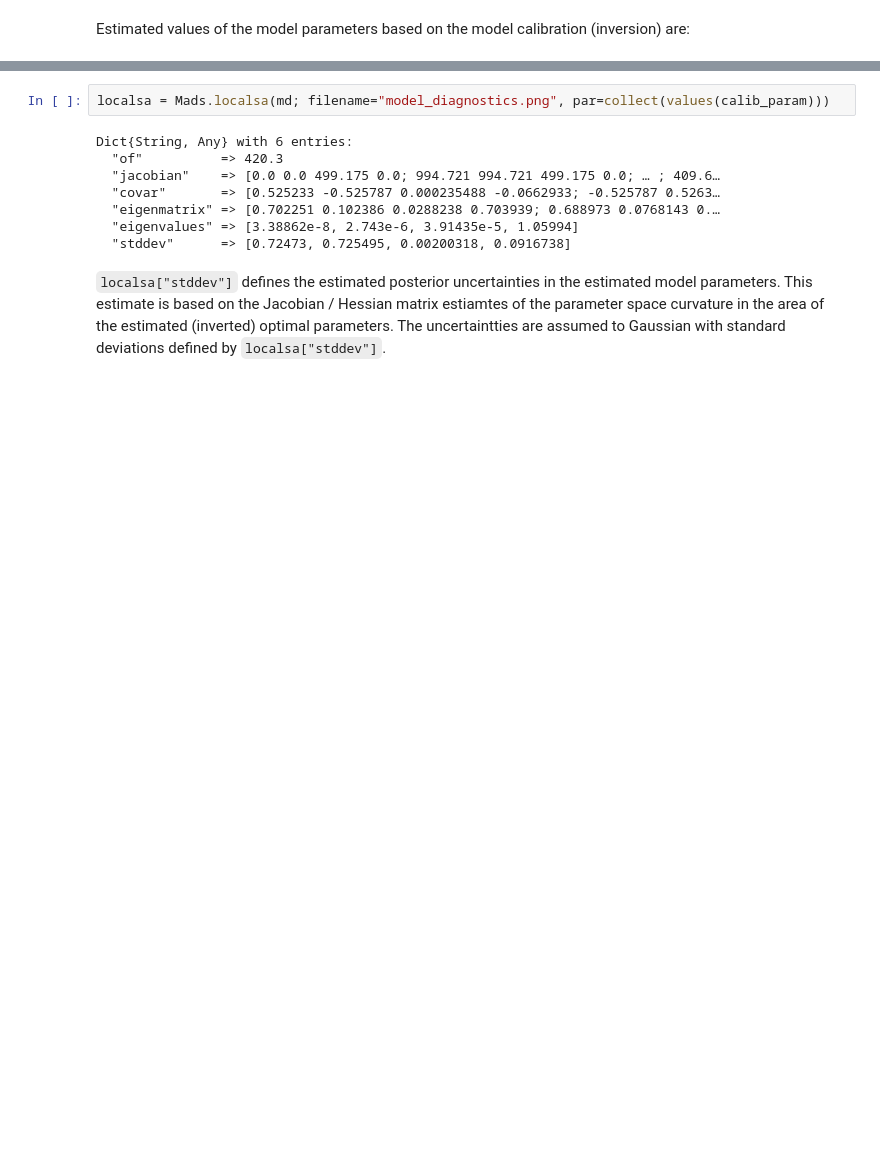
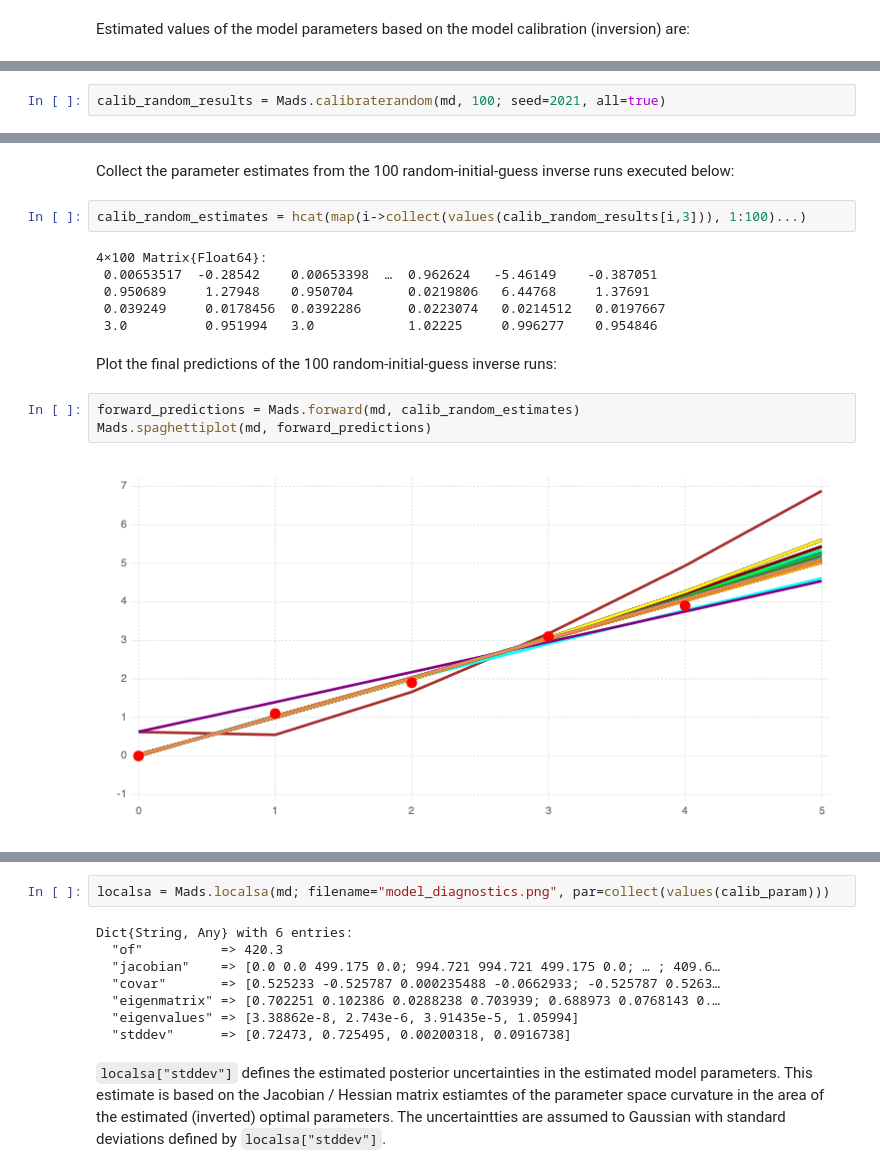
Before and after one commit to madsjulia/Mads.jl, a Jupyter notebook: notebooks/model_diagnostics/model_diagnostics.ipynb, the cells around one changed output, grey strips where cells are left out. Drawn from its saved outputs; the diff is of its cells as text; blank space fills up the shorter version.

```diff
--- a/notebooks/model_diagnostics/model_diagnostics.ipynb
+++ b/notebooks/model_diagnostics/model_diagnostics.ipynb
@@ -143,0 +154,2 @@ Number of optimizable parameters: 4
+# %%
+calib_random_results = Mads.calibraterandom(md, 100; seed=2021, all=true)
@@ -143,0 +174,17 @@ Number of optimizable parameters: 4
+# %% [markdown]
+Collect the parameter estimates from the 100 random-initial-guess inverse runs executed below:
+# %%
+calib_random_estimates = hcat(map(i->collect(values(calib_random_results[i,3])), 1:100)...)
+# %% [output]
+4×100 Matrix{Float64}:
+ 0.00653517  -0.28542    0.00653398  …  0.962624   -5.46149    -0.387051
+ 0.950689     1.27948    0.950704       0.0219806   6.44768     1.37691
+ 0.039249     0.0178456  0.0392286      0.0223074   0.0214512   0.0197667
+ 3.0          0.951994   3.0            1.02225     0.996277    0.954846
+# %% [markdown]
+Plot the final predictions of the 100 random-initial-guess inverse runs:
+# %%
+forward_predictions = Mads.forward(md, calib_random_estimates)
+Mads.spaghettiplot(md, forward_predictions)
+# %% [output]
+[figure, added]
```
Also changed, not shown: parts of 34 cells of this notebook, 4 other files.
